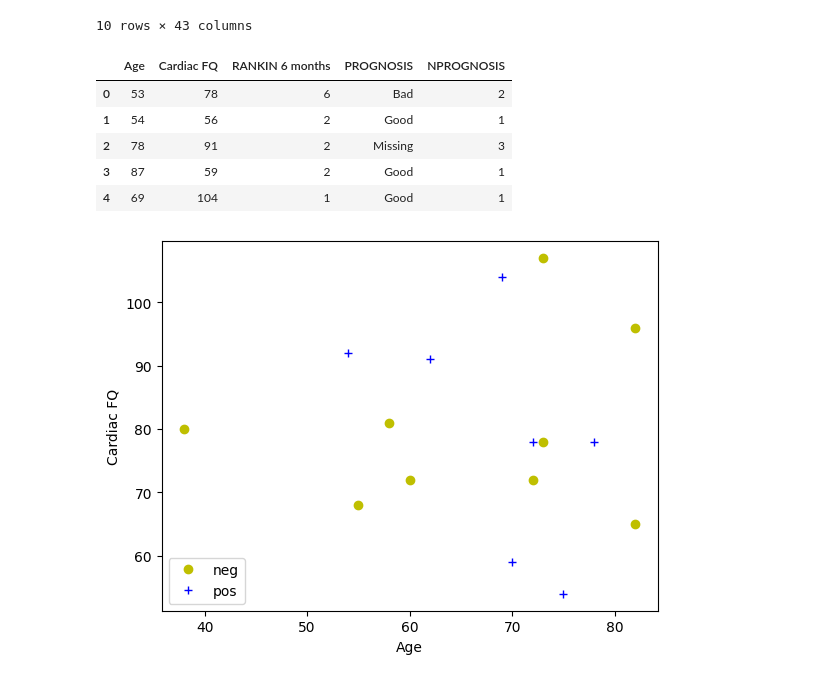
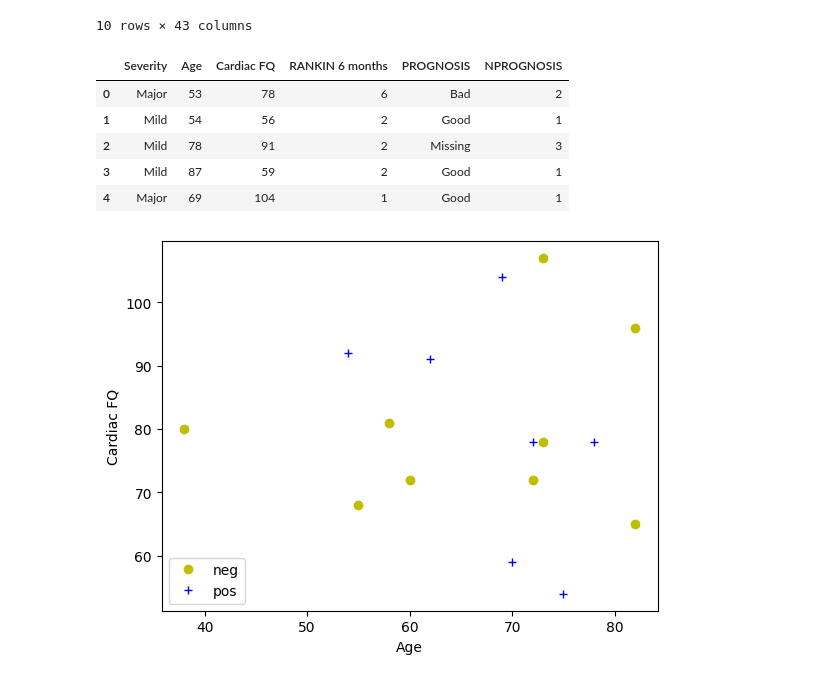
Before and after one commit to amarianjel/Machine-Learning-con-Jupiter, a Jupyter notebook: tesis/Maquinas de Soporte Vectorial.ipynb, the cells around one changed output. Saved outputs shown, nothing was run; the diff lists cells and outputs as text; code cells hidden in the pictures.

```diff
--- a/tesis/Maquinas de Soporte Vectorial.ipynb
+++ b/tesis/Maquinas de Soporte Vectorial.ipynb
@@ -147,14 +143,14 @@ dataset1.head(10)
 | 9 | 14 | PACI | Major | 2 | 70 | 59 | 120 | 60 | 216.61 | ... |
 10 rows × 43 columns
 # %%
-columnas = ['Age','Cardiac FQ','RANKIN 6 months', 'PROGNOSIS', 'NPROGNOSIS']
+columnas = ['Severity', 'Age','Cardiac FQ','RANKIN 6 months', 'PROGNOSIS', 'NPROGNOSIS']
 dataframe = dataset1[[*columnas]]
 dataframe.head()
 # %% [output]
-|  | Age | Cardiac FQ | RANKIN 6 months | PROGNOSIS | NPROGNOSIS |
-| 0 | 53 | 78 | 6 | Bad | 2 |
-| 1 | 54 | 56 | 2 | Good | 1 |
-| 2 | 78 | 91 | 2 | Missing | 3 |
-| 3 | 87 | 59 | 2 | Good | 1 |
-| 4 | 69 | 104 | 1 | Good | 1 |
+|  | Severity | Age | Cardiac FQ | RANKIN 6 months | PROGNOSIS | NPROGNOSIS |
+| 0 | Major | 53 | 78 | 6 | Bad | 2 |
+| 1 | Mild | 54 | 56 | 2 | Good | 1 |
+| 2 | Mild | 78 | 91 | 2 | Missing | 3 |
+| 3 | Mild | 87 | 59 | 2 | Good | 1 |
+| 4 | Major | 69 | 104 | 1 | Good | 1 |
 # %%
```
Also changed, not shown: parts of 13 cells of this notebook.
